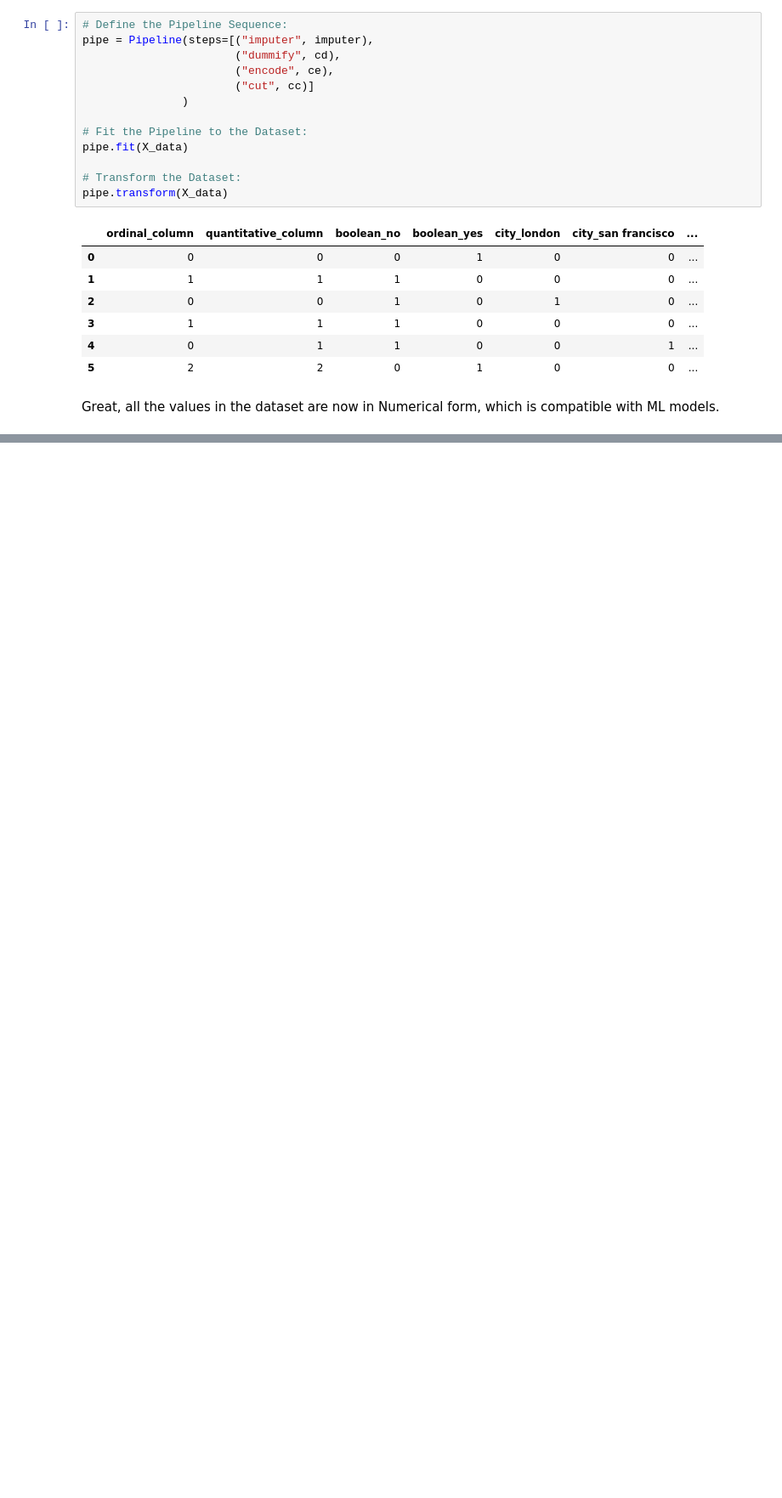
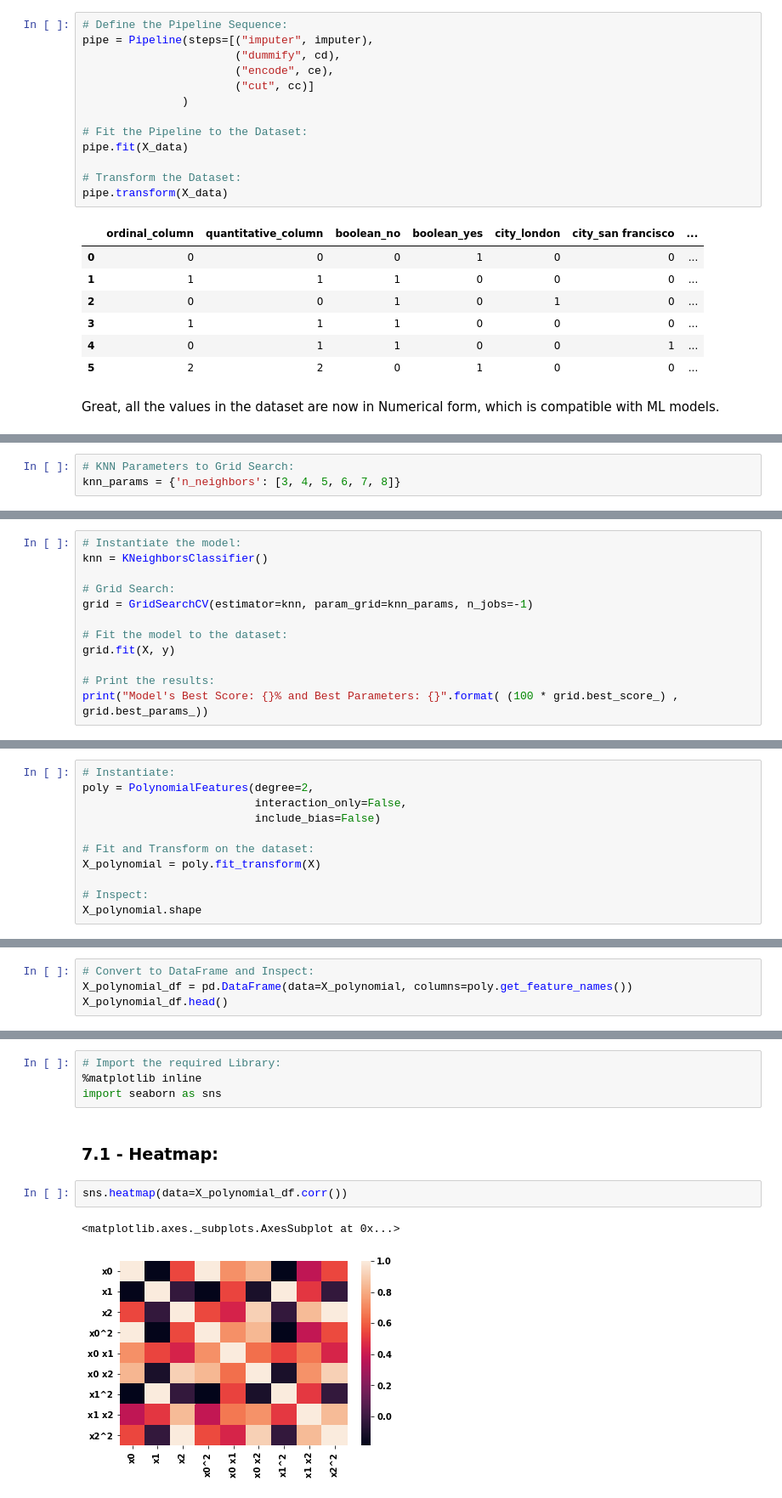
Before and after one commit to ylee9107/FeatureEngineering_myLearning, a Jupyter notebook: 2 - Feature Construction/Feature Construction.ipynb, the cells around one changed output, grey strips where cells are left out. Shown: that part at 85% size. Drawn from its saved outputs; the diff is of its cells as text; blank space fills up the shorter version.

```diff
--- a/2 - Feature Construction/Feature Construction.ipynb
+++ b/2 - Feature Construction/Feature Construction.ipynb
@@ -499,0 +607,3 @@ Great, all the values in the dataset are now in Numerical form, which is compati
+# %%
+# KNN Parameters to Grid Search:
+knn_params = {'n_neighbors': [3, 4, 5, 6, 7, 8]}
@@ -499,0 +612,12 @@ Great, all the values in the dataset are now in Numerical form, which is compati
+# %%
+# Instantiate the model:
+knn = KNeighborsClassifier()
+
+# Grid Search:
+grid = GridSearchCV(estimator=knn, param_grid=knn_params, n_jobs=-1)
+
+# Fit the model to the dataset:
+grid.fit(X, y)
+
+# Print the results:
+print("Model's Best Score: {}% and Best Parameters: {}".format( (100 * grid.best_score_) , grid.best_params_))
@@ -499,0 +644,11 @@ Great, all the values in the dataset are now in Numerical form, which is compati
+# %%
+# Instantiate:
+poly = PolynomialFeatures(degree=2,
+                          interaction_only=False,
+                          include_bias=False)
+
+# Fit and Transform on the dataset:
+X_polynomial = poly.fit_transform(X)
+
+# Inspect:
+X_polynomial.shape
@@ -499,0 +657,4 @@ Great, all the values in the dataset are now in Numerical form, which is compati
+# %%
+# Convert to DataFrame and Inspect:
+X_polynomial_df = pd.DataFrame(data=X_polynomial, columns=poly.get_feature_names())
+X_polynomial_df.head()
@@ -499,0 +672,11 @@ Great, all the values in the dataset are now in Numerical form, which is compati
+# %%
+# Import the required Library:
+%matplotlib inline
+import seaborn as sns
+# %% [markdown]
+### 7.1 - Heatmap:
+# %%
+sns.heatmap(data=X_polynomial_df.corr())
+# %% [output]
+<matplotlib.axes._subplots.AxesSubplot at 0x...>
+[figure, added]
```
Also changed, not shown: parts of 35 cells of this notebook.
